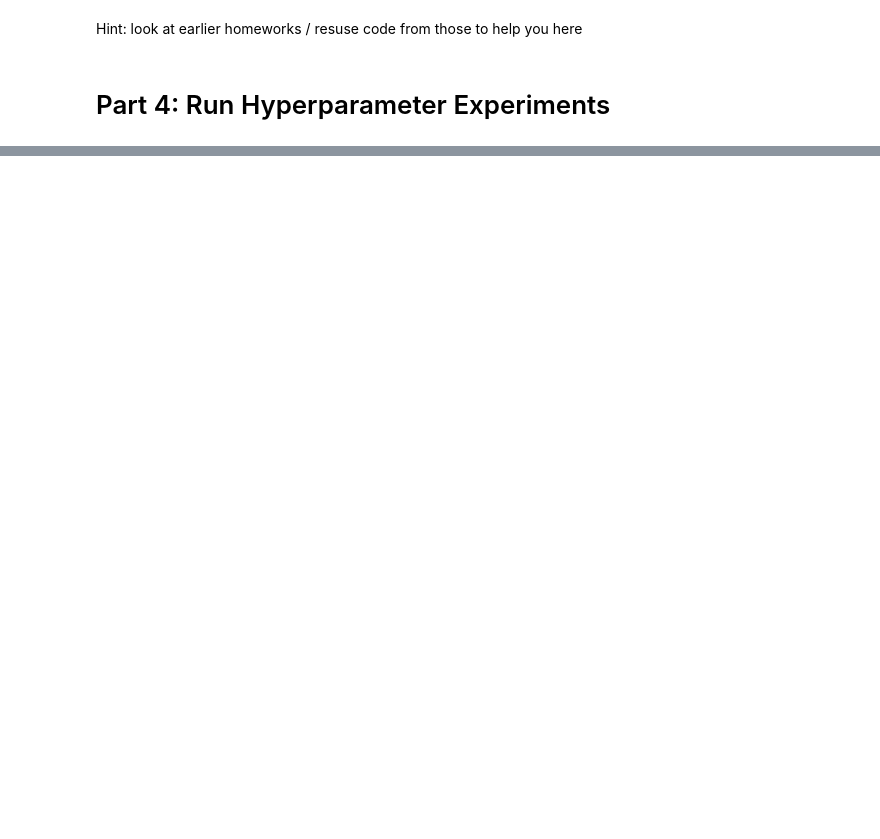
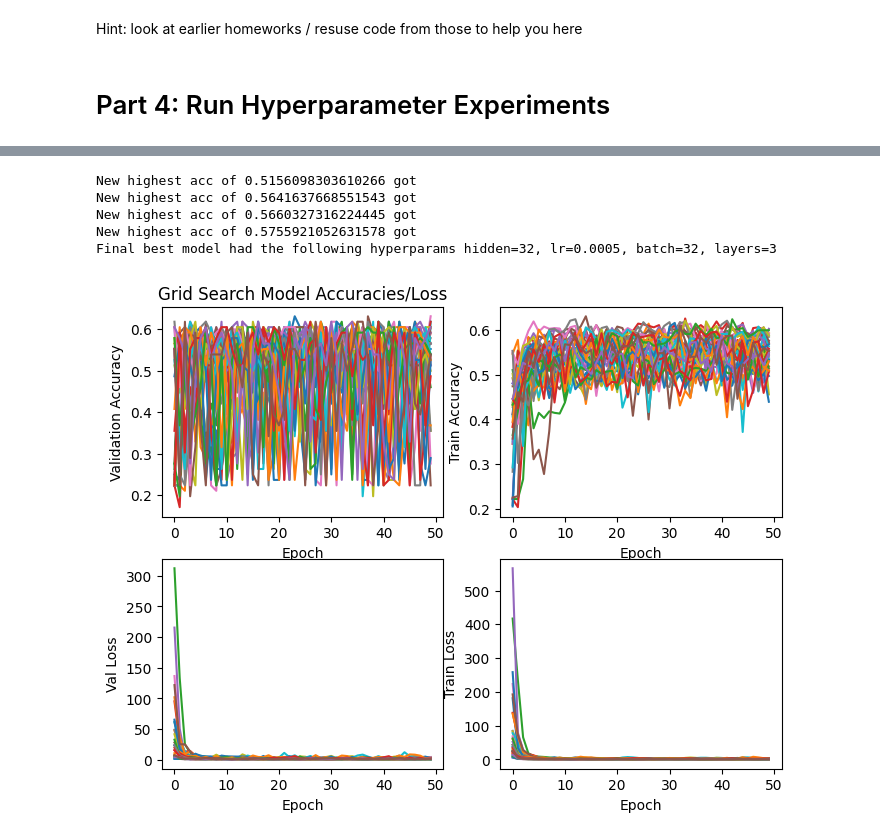
Before and after one commit to JanneWald/CS3960, a Jupyter notebook: HW7.ipynb, the cells around one changed output, grey strips where cells are left out. Drawn from its saved outputs; the diff is of its cells as text; code cells hidden in the pictures; blank space fills up the shorter version.

```diff
--- a/HW7.ipynb
+++ b/HW7.ipynb
@@ -188,13 +191,12 @@ Val: 61
 Test: 64
 # %%
 # Scrape EloRatings.net per-team match history, cache results, and merge Elo into your matches df
-# Paste into Colab and run. Make sure your matches CSV is uploaded as '/content/matches_1930_2022.csv'
-# Output: /content/matches_with_elo.csv
 import requests
 import os
 from collections import Counter
 
 def find_team_abbr(tsv_lines):
+    """Gets the team abbreviation for the country used in eloratings dataset in their tsv"""
     abbr_counter = Counter()
 
     for line in tsv_lines:
@@ -207,7 +209,7 @@ def find_team_abbr(tsv_lines):
         abbr_counter[abbr_1] += 1
         abbr_counter[abbr_2] += 1
 
-    # Get the most common abbreviation and its count
+    # Get the most common abbreviation and its count, should be any over half
     most_common_abbr, count = abbr_counter.most_common(1)[0]
 
     return most_common_abbr
@@ -220,10 +222,8 @@ team_abr = defaultdict(str)
 home_teams = matches['home_team'].unique()
 away_teams = matches['away_team'].unique()
 
-# Combine and get unique team names overall
+# Get unique team names
 all_teams = set(home_teams) | set(away_teams)
-
-# Convert to sorted list for consistency
 all_teams = sorted(all_teams)
 
 print(f"Total unique teams: {len(all_teams)}")
@@ -234,6 +234,7 @@ failed_teams = []
 elo_dir = '/content/elos'
 os.makedirs(elo_dir, exist_ok=True)
 
+# Scrape tsv for each team and save abbreviation
 for team in all_teams:
     team = team.replace(' ', '_')
     url = f'http://www.eloratings.net/{team}.tsv'
@@ -243,7 +244,7 @@ for team in all_teams:
 
     if resp.status_code == 200:
         # Get Abbreviation for team
-        tsv_content = resp.text  # or read from saved file
+        tsv_content = resp.text
         tsv_lines = tsv_content.strip().split('\n')
         abbr = find_team_abbr(tsv_lines)
         team_abr[team] = abbr
@@ -943,0 +933,60 @@ TODO - Explain your experiments above. See assignment doc for more details.
+# %%
+def search_best_model(results):
+    """Searches for and prints the best model hyperparams to the console"""
+    best_acc = 0
+    best_acc_descriptor = ''
+    for result in results:
+      avg_val_acc = sum(result['val_curve'])/len(result['val_curve'])
+      avg_train_acc = sum(result['train_curve'])/len(result['train_curve'])
+      val_acc = result['val_acc']
+      train_acc = result['train_acc']
+      # Combigning the average train/test loss averages and ending accuracy
+      avg_acc = (avg_val_acc + avg_train_acc + val_acc + train_acc) / 4
+      if avg_acc > best_acc:
+        best_acc = avg_acc
+        best_acc_descriptor = result['descriptor']
+        print(f'New highest acc of {avg_acc} got')
+
+    print('Final best model had the following hyperparams', best_acc_descriptor)
+
+search_best_model(grid_results)
+# %% [output]
+New highest acc of 0.5156098303610266 got
+New highest acc of 0.5641637668551543 got
+New highest acc of 0.5660327316224445 got
+New highest acc of 0.5755921052631578 got
+Final best model had the following hyperparams hidden=32, lr=0.0005, batch=32, layers=3
+# %%
+def quad_plot(results):
+    fig, axs = plt.subplots(2, 2, figsize=(8, 6))
+
+    for result in results:
+        label = f"h={result['hidden']} lr={result['lr']} bs={result['batch']}"
+        axs[0, 0].plot(result["val_curve"], label=label)
+    axs[0, 0].set_xlabel("Epoch")
+    axs[0, 0].set_ylabel("Validation Accuracy")
+    axs[0, 0].set_title("Grid Search Model Accuracies/Loss")
+
+    for result in results:
+        label = f"h={result['hidden']} lr={result['lr']} bs={result['batch']}"
+        axs[0, 1].plot(result["train_curve"], label=label)
+    axs[0, 1].set_xlabel("Epoch")
+    axs[0, 1].set_ylabel("Train Accuracy")
+
+    for result in results:
+        label = f"h={result['hidden']} lr={result['lr']} bs={result['batch']}"
+        axs[1, 0].plot(result["val_loss"], label=label)
+    axs[1, 0].set_xlabel("Epoch")
+    axs[1, 0].set_ylabel("Val Loss")
+
+    for result in results:
+        label = f"h={result['hidden']} lr={result['lr']} bs={result['batch']}"
+        axs[1, 1].plot(result["train_loss"], label=label)
+    axs[1, 1].set_xlabel("Epoch")
+    axs[1, 1].set_ylabel("Train Loss")
+
+    plt.show()
+
+quad_plot(grid_results)
+# %% [output]
+[figure, added]
```
Also changed, not shown: parts of 41 cells of this notebook.
